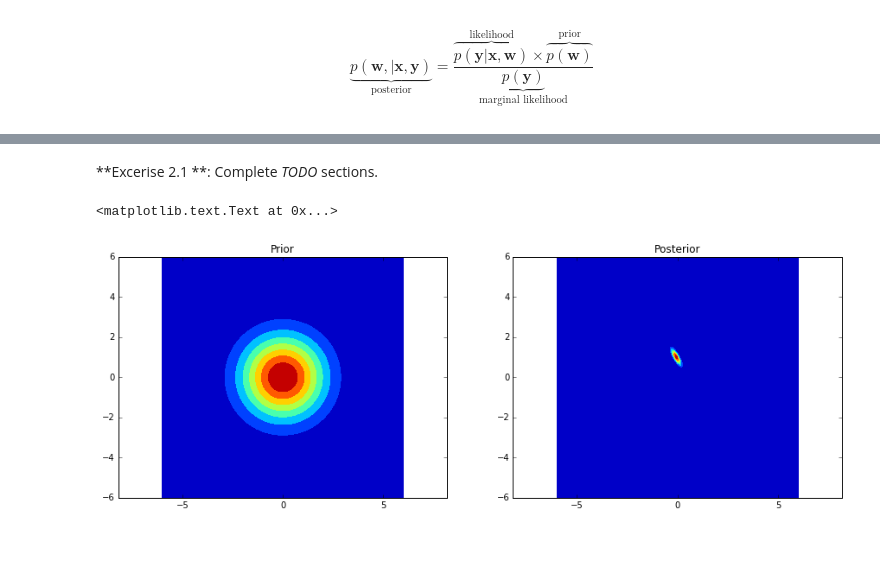
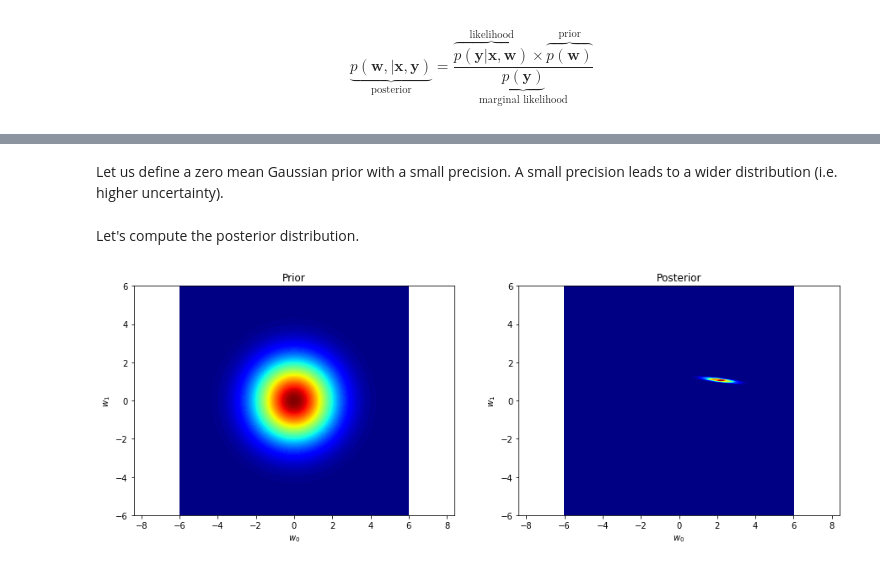
Before and after one commit to RansML/RAS-Robust-Autonomous-Systems, a Jupyter notebook: 5_Uncertainty-Aware_Regression.ipynb, the cells around one changed output, grey strips where cells are left out. Drawn from its saved outputs; the diff is of its cells as text; code cells hidden in the pictures.

```diff
--- a/5_Uncertainty-Aware_Regression.ipynb
+++ b/5_Uncertainty-Aware_Regression.ipynb
@@ -128,0 +133,6 @@ array([[0.00000000e+00, 0.00000000e+00, 0.00000000e+00, 0.00000000e+00,
+# %%
+# A function to add an extra column of ones
+def add_intercept(X):
+    return np.hstack((np.ones(X.shape), X))
+
+ϕ_X = add_intercept(X)
@@ -180,11 +190,0 @@ Training data were normalized before analysis. Try to perform regression analysi
-# %%
-##Answer
-"""
-y values are extremely high.
-Numerical stability large i/o values? - normalization - be sensible - what if y is normalized, but
-not x.
-y = 0.5 = w2.19862 + w1.19861 + w0. . . ==> w0, w1 & w0 will be extremeny small!! Using
-np.linalg.solve() instead of np.linalg.inv() *matrix is not singular ??
-
-#w_hat = (np.linalg.solve(ϕ_x.T.dot(ϕ_x), np.diag(np.ones(ϕ_x.shape[1])) )).dot(ϕ_x.T.dot(y))
-"""
@@ -254,25 +254,29 @@ p = 1
-# %% [markdown]
-**Excerise 2.1 **: Complete *TODO* sections.
+# %% [markdown]
+Let us define a zero mean Gaussian prior with a small precision. A small precision leads to a wider distribution (i.e. higher uncertainty).
+# %%
+# Prior distribution
+alpha = 2**-1 # prior precision - should be small
+m_0 = np.zeros((D+1,1))
+S_0 = 1/alpha*np.eye(D+1)
+prior = multivariate_normal(m_0[:,0], S_0)
+# %% [markdown]
+Let's compute the posterior distribution.
 # %%
-#prior distribution
-alpha = 2**-1
-prior = multivariate_normal(np.zeros(p+1), 1/alpha*np.eye(p+1))
-
-#posterior distribution
-beta = 0.3**-2
-S_N = np.linalg.pinv(alpha*np.eye((p+1)) + beta*ϕ_x.T.dot(ϕ_x))
-m_N = beta*S_N.dot(ϕ_x.T.dot(y))
+# Posterior distribution
+beta = 1**0 # noise precision - should be large
+S_N = np.linalg.pinv(alpha*np.eye((D+1)) + beta*ϕ_X.T.dot(ϕ_X))
+m_N = beta*S_N.dot(ϕ_X.T.dot(y))
 posterior = multivariate_normal(m_N[:,0], S_N)
 # %%
+# Plot
 xx, yy = np.meshgrid(np.linspace(-6, 6, 200), np.linspace(-6, 6, 200))
 ww = np.vstack((xx.ravel(), yy.ravel())).T
 
 prior_pdf = prior.pdf(ww)
 posterior_pdf = posterior.pdf(ww)
 
 fig, ax = pl.subplots(1,2, figsize=(15,5))
-ax[0].contourf(xx, yy, prior_pdf.reshape(xx.shape)); ax[0].axis('equal'); ax[0].set_title('Prior')
-ax[1].contourf(xx, yy, posterior_pdf.reshape(xx.shape)); ax[1].axis('equal'); ax[1].set_title('Posterior')
+ax[0].contourf(xx, yy, prior_pdf.reshape(xx.shape), levels=100, cmap='jet'); ax[0].axis('equal'); ax[0].set_title('Prior'); ax[0].set_xlabel('$w_0$'); ax[0].set_ylabel('$w_1$')
+ax[1].contourf(xx, yy, posterior_pdf.reshape(xx.shape), levels=100, cmap='jet'); ax[1].axis('equal'); ax[1].set_title('Posterior'); ax[1].set_xlabel('$w_0$'); ax[1].set_ylabel('$w_1$');
 # %% [output]
-<matplotlib.text.Text at 0x...>
-[figure, old version]
+[figure, new version]
```
Also changed, not shown: parts of 43 cells of this notebook, 1 other file.
